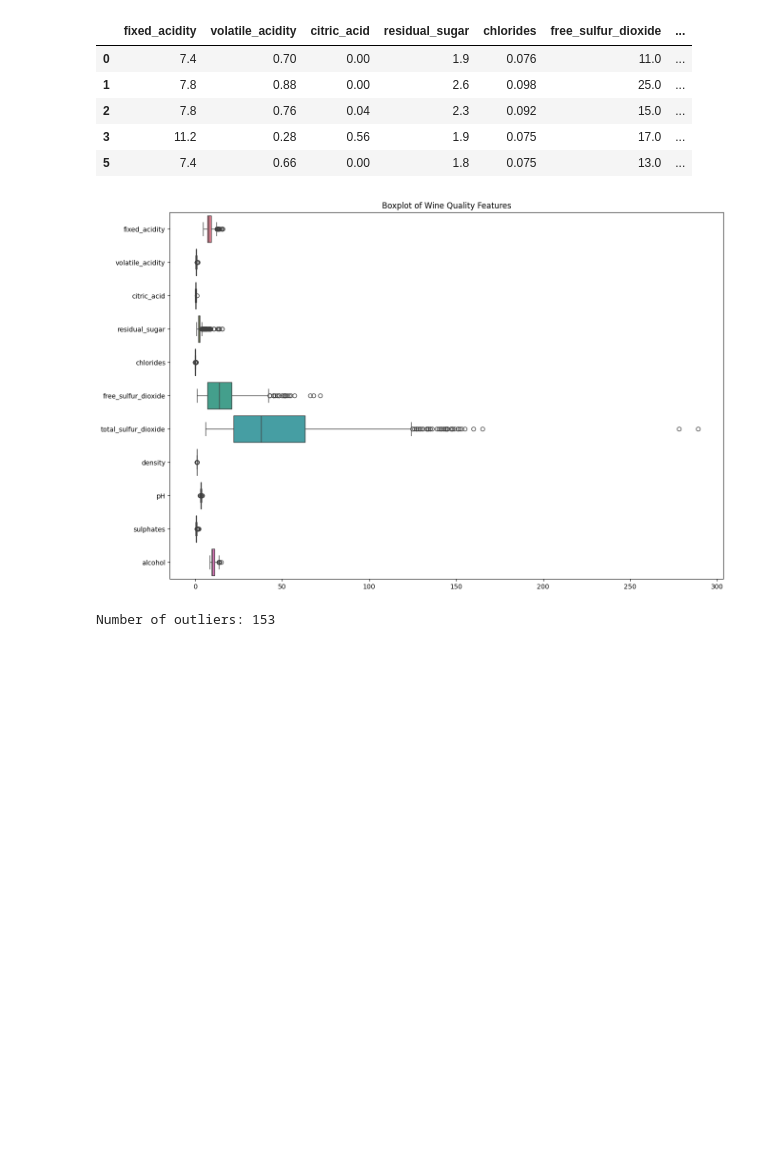
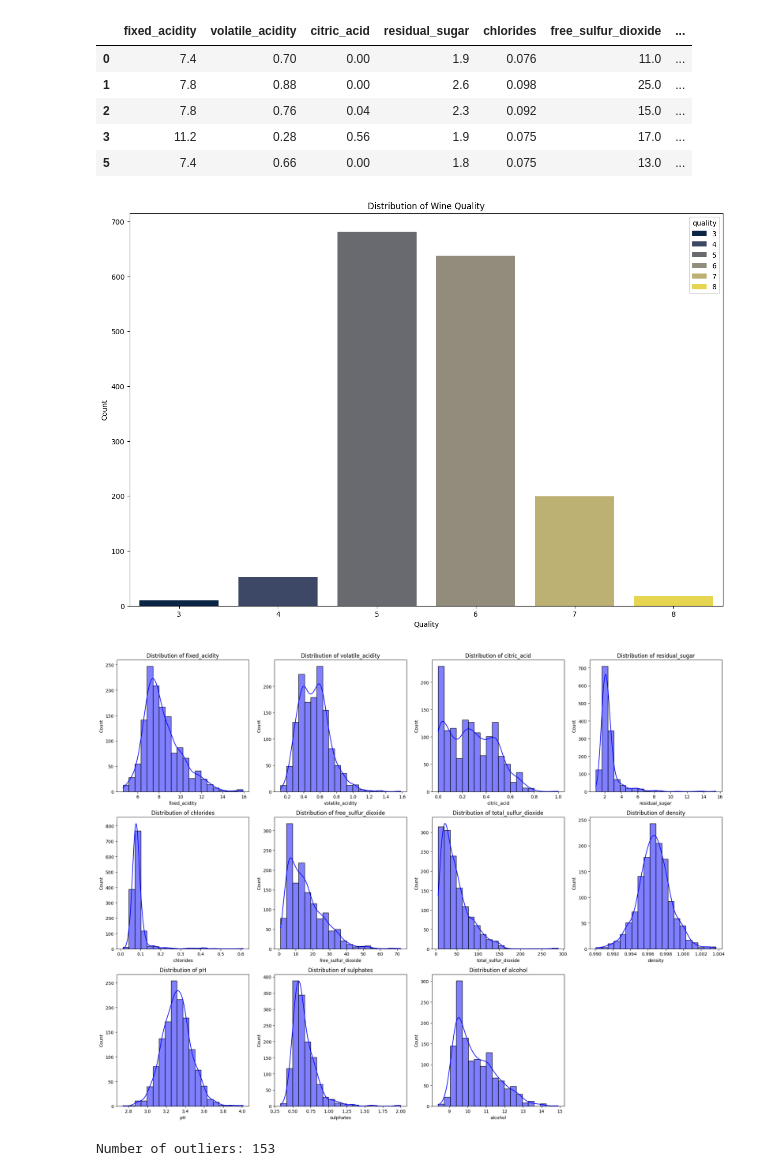
Before and after one commit to francekla/Week3, a Jupyter notebook: ds_env/Assignment3.ipynb, the cells around one changed output. Saved outputs shown, nothing was run; the diff lists cells and outputs as text; code cells hidden in the pictures; blank space fills up the shorter version.

Commit message:
Adding Changes After Working on Assignment

```diff
--- a/ds_env/Assignment3.ipynb
+++ b/ds_env/Assignment3.ipynb
@@ -128,0 +137,7 @@ print(f'\n Number Of Duplicates After Removing:, {duplicates}')
+# %%
+#Removing Duplicates
+# Creating a new DataFrame without duplicates using the drop_duplicates() method.
+# The original DataFrame is not modified, and the new DataFrame is stored in a variable called wine_data2.
+
+wine_data2 = wine_data.drop_duplicates()
+print(f"Number of Duplicates After Cleaning: ", wine_data2.duplicated().sum())
@@ -129,5 +146,8 @@ print(f'\n Number Of Duplicates After Removing:, {duplicates}')
 # %%
 #Drop Columns that are not needed for analysis
+# The quality in the data is the dependant variable thus cant be used for analysis
+# Creating a new DataFrame without the 'quality' column using the drop() method.
+# The original DataFrame is not modified, and the new DataFrame is stored in a variable called wine_data3.
 
-wine_data2 = wine_data.drop(['quality'], axis=1)
+wine_data3 = wine_data2.drop(['quality'], axis=1)
 # %%
@@ -140,13 +160,33 @@ wine_data2.head()
 | 3 | 11.2 | 0.28 | 0.56 | 1.9 | 0.075 | 17.0 | ... |
 | 5 | 7.4 | 0.66 | 0.00 | 1.8 | 0.075 | 13.0 | ... |
 # %%
-# Detect and remove outliers
-# The dataset is checked for outliers using the boxplot() method from the seaborn library.
+#Visualization of the dataset for no good reason
+#Finding out there different colormap names used in palette
+# Added hue to the countplot to show the distribution of quality
 
 plt.figure(figsize=(15, 10))
-sns.boxplot(data=wine_data2, orient='h')
-plt.title('Boxplot of Wine Quality Features')
+sns.countplot(x='quality', data=wine_data, palette='cividis', hue='quality')
+plt.xlabel('Quality')
+plt.ylabel('Count')
+
+plt.title('Distribution of Wine Quality')
 plt.show()
+
+
+# Distribution of features
+# Visualizing the distribution of each feature using histograms
+
+features = wine_data3.columns # Excluded the 'quality' column
+plt.figure(figsize=(20, 15))
+for i, feature in enumerate(features):
+    plt.subplot(3, 4, i + 1)
+    sns.histplot(wine_data3[feature], bins=20, kde=True, color='blue')
+    plt.xlabel(feature)
+    plt.ylabel('Count')
+    plt.title(f'Distribution of {feature}')
+plt.tight_layout()
+plt.show()
 # %% [output]
-[figure, old version]
+[figure, new version]
+[figure, added]
 # %%
```
Also changed, not shown: parts of 6 cells of this notebook.
